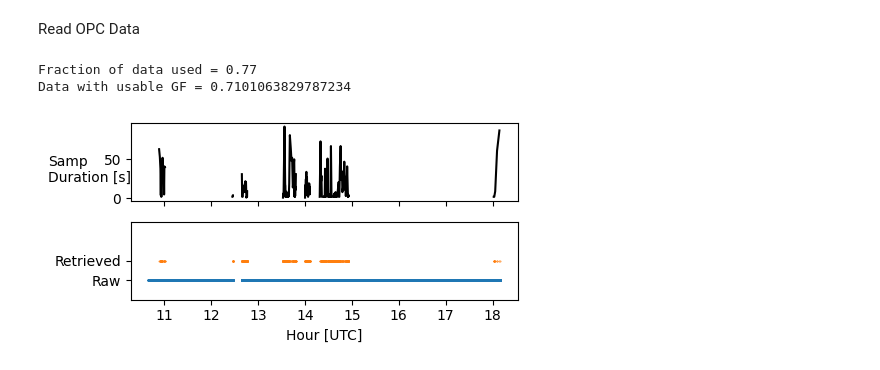
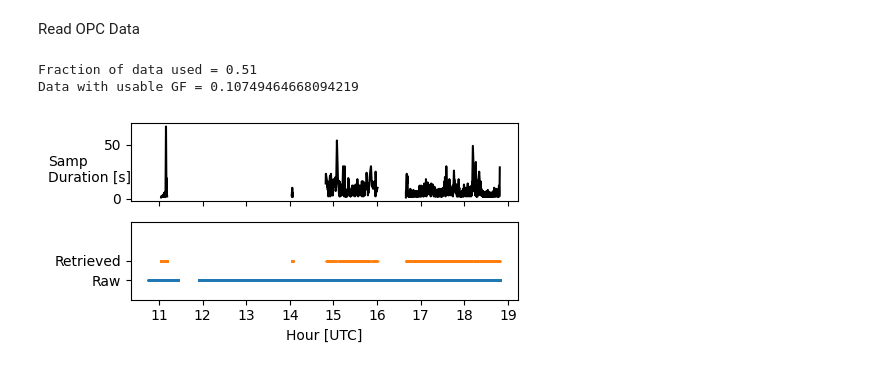
Before and after one commit to csoloff/dash, a Jupyter notebook: opc_process_peak.ipynb, the cells around one changed output. Drawn from its saved outputs; the diff is of its cells as text; code cells hidden in the pictures.

```diff
--- a/opc_process_peak.ipynb
+++ b/opc_process_peak.ipynb
@@ -238,7 +283,7 @@ def process(path, f_name):
             print(end_i[i]-start_i[i])
     '''
 
-    col = ['Samp_Num', 'Start_Date_Time_UTC', 'Mid_Date_Time_UTC', 'Stop_Date_Time_UTC', 'Samp_Time_s', 'data_points', 'UpSt_Dia', 'UpSt_Dia_Sdev', 'HM_RH_Av', 'HM_RH_Sdev', 'HO_RH_Av', 'HO_RH_Sdev', 'HO_below_cnts']
+    col = ['Samp_Num', 'Start_Date_Time_UTC', 'Mid_Date_Time_UTC', 'Stop_Date_Time_UTC', 'Samp_Time_s', 'data_points', 'UpSt_Dia', 'UpSt_Dia_Sdev', 'HM_RH_Av', 'HM_RH_Sdev', 'HO_RH_Av', 'HO_RH_Sdev', 'HO_below_cnts', 'min_DO_sample_flw', 'min_HO_sample_flw']
     comb_bins = []
     dopc_labels = []
     hopc_labels = []
@@ -267,7 +312,6 @@ def process(path, f_name):
             col.append('HO_Bin'+str(i))
             comb_bins.append('HO_Bin'+str(i))
     output = pd.DataFrame(columns = col)
-    output = pd.DataFrame(columns = col)
     out_acc = 0
     data_points = 0
     for i in tqdm(range(0,len(start_i))):
@@ -292,6 +336,9 @@ def process(path, f_name):
                 output.loc[out_acc, 'Stop_Date_Time_UTC'] = subset.loc[j, 'dt']
                 output.loc[out_acc, 'Mid_Date_Time_UTC'] = subset.loc[s, 'dt']+(subset.loc[j, 'dt']-subset.loc[s, 'dt'])/2
                 output.loc[out_acc, 'Samp_Time_s'] = (subset.loc[j, 'dt']-subset.loc[s, 'dt']+timedelta(seconds=1)).total_seconds()
+
+                output.loc[out_acc, 'min_DO_sample_flw'] = subset.loc[s:j+1, 'sample_flw_x'].min()
+                output.loc[out_acc, 'min_HO_sample_flw'] = subset.loc[s:j+1, 'sample_flw_y'].min()
 
                 output.loc[out_acc, 'data_points'] = j-s
                 data_points += output.loc[out_acc, 'data_points']
@@ -321,7 +368,12 @@ def process(path, f_name):
     output = output.drop(columns=['UpSt_Dia_Sdev'])
 
     output = output[output[dopc_labels].astype('float').idxmax(axis=1) != 'DO_Bin01']
-    output = output[output[hopc_labels].astype('float').idxmax(axis=1) != 'HO_Bin01']
+
+    output = output[output['min_DO_sample_flw'] >= 0]
+    output.loc[output['min_HO_sample_flw'] < 0, 'HO_below_cnts'] = 1
+
+    output.loc[output[hopc_labels].astype('float').idxmax(axis=1) != 'HO_Bin01', 'HO_below_cnts'] = 1
+    #output.loc[output['sample_flw']<0, 'HO_below_cnts'] = 1
 
     output['Samp_Num'] = output.reset_index().index+1
     output.to_csv('./processed_opc/DASH_SAMP_PARAM_'+f_name+'.csv', index=None)
@@ -329,7 +381,7 @@ def process(path, f_name):
     dopc_c = crop(dopc, sems_per).reset_index().drop(columns=['index'])
     dopc_c = crop(dopc_c, ft).reset_index().drop(columns=['index'])
 
-    print('Fraction of data used =', str(round(data_points/len(dopc_c), 2)))
+    print('Fraction of data used =', str(round(output['data_points'].sum()/len(dopc_c), 2)))
     print('Data with usable GF =', str(len(output[output['HO_below_cnts']==0])/len(output)))
 
     s_t = sorted(list(output['Start_Date_Time_UTC'])+list(output['Stop_Date_Time_UTC']))
@@ -366,11 +418,11 @@ def process(path, f_name):
     fig.savefig('./figures/process-'+f_name+'.png')
     return output
 # %%
-date = '2024_06_03'
+date = '2024_06_05'
 sems_per = get_sems_periods(datetime.strptime(date, '%Y_%m_%d'))
 ft = get_flight_periods(datetime.strptime(date, '%Y_%m_%d'))
-output = process('./data/DASH-flight-'+date+'/', 'RESAMP_240603')
+output = process('./data/DASH-flight-'+date+'/', 'RESAMP_240605')
 # %% [output]
-Fraction of data used = 0.77
-Data with usable GF = 0.7101063829787234
+Fraction of data used = 0.51
+Data with usable GF = 0.10749464668094219
-[figure, old version]
+[figure, new version]
```
Also changed, not shown: parts of 12 cells of this notebook.
